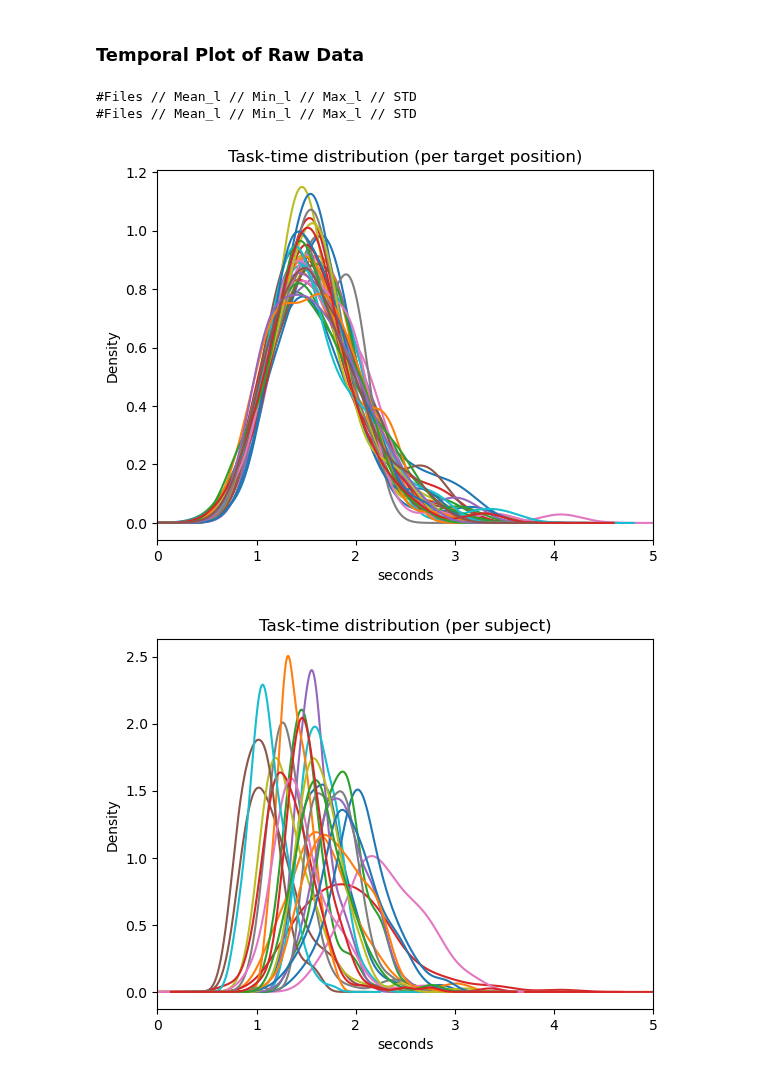
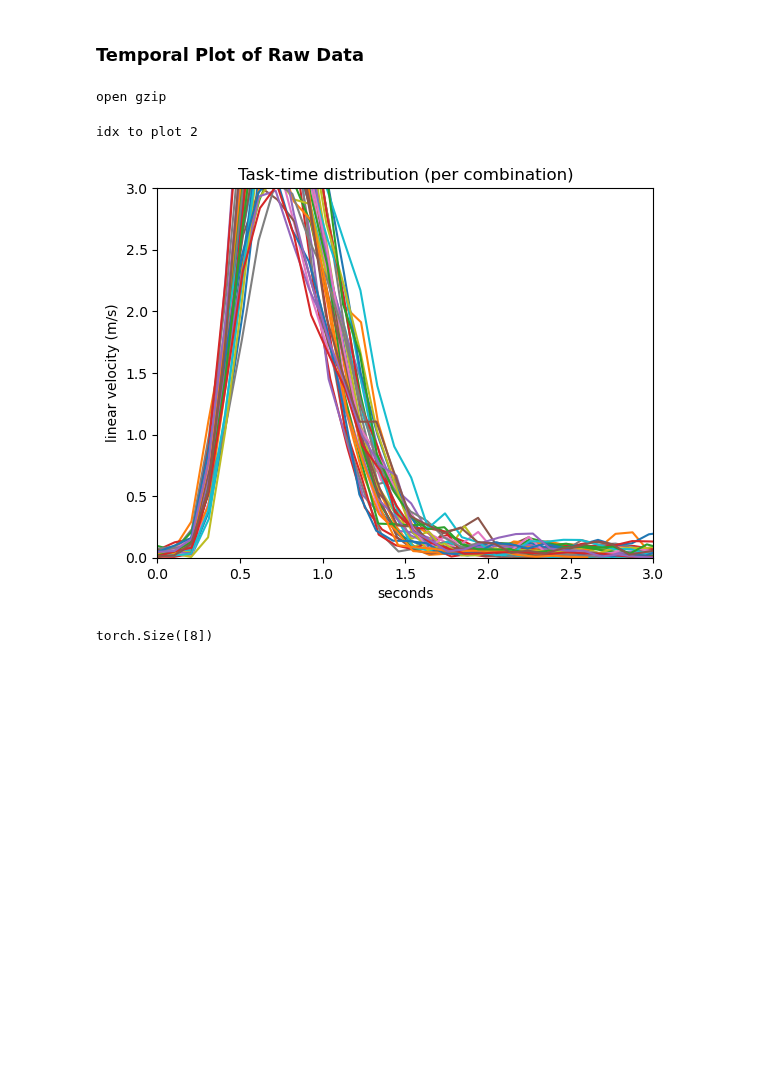
Before and after one commit to gitscade/stats, a Jupyter notebook: 05_temporal.ipynb, the cells around one changed output. Drawn from its saved outputs; the diff is of its cells as text; code cells hidden in the pictures; blank space fills up the shorter version.

```diff
--- a/05_temporal.ipynb
+++ b/05_temporal.ipynb
@@ -1,7 +1,7 @@
 # %% [markdown]
 ### Temporal Plot of Raw Data
 # %%
-import os, csv, pickle, gzip, torch
+import os, csv, pickle, gzip, torch, copy
 import torch
 import matplotlib.pyplot as plt
 import seaborn as sns
@@ -25,13 +25,13 @@ def read_gzip(path):
     return output
 
 
-# spath = "data/data_feature/sorted-params.csv"
-# sfile = open(spath, 'r', encoding='utf-8')
-# sfile = list(csv.reader(sfile))
+spath = "data/data_feature/sorted-params.csv"
+sfile = open(spath, 'r', encoding='utf-8')
+sfile = list(csv.reader(sfile))
 
-# file_name = "0814-f18"
-# fpath = "data/data_feature/" + file_name + ".gz"
-# ffile = read_gzip(fpath)
+file_name = "0915-f18r16"
+fpath = "data/data_feature/" + file_name + ".gz"
+ffile = read_gzip(fpath)
 
 dfpath = "data/data_feature/0216-df.csv"
 dffile = pd.read_csv(dfpath, na_values=" NaN").dropna(how='all', axis=1)
@@ -42,6 +42,8 @@ params_df = dffile[['h','v','d']]
 params_tensor = torch.tensor(params_df.values, dtype=torch.float32)
 PARAMS = params_tensor.reshape(24, 144, 3)
 # print(PARAMS[0])
+# %% [output]
+open gzip
 # %%
 #========= temporal plot functions =========================================================================
 
@@ -181,9 +250,14 @@ def convert_9tf_to_12tf(input_list):
 # %%
-calc_meta_data(dffile)
+# calc_meta_data(dffile)
+# plot_velocity_progress(ffile, sfile, PARAMS)
+save_df_per_sub_and_combo(ffile, sfile, dffile, PARAMS)
 # %% [output]
-#Files // Mean_l // Min_l // Max_l // STD
-#Files // Mean_l // Min_l // Max_l // STD
+idx to plot 2
-[figure, old version]
+[figure, new version]
-[figure, removed]
 # %%
-PlotProgInMilisecs(ffile, sfile, PARAMS)
+a = torch.randn(8, 16)
+p = a[:, 0:3]
+b = torch.norm(p, dim=1)
+print(b.shape)
+# %% [output]
+torch.Size([8])
```
Also changed, not shown: parts of 2 cells of this notebook, 1 other file.
